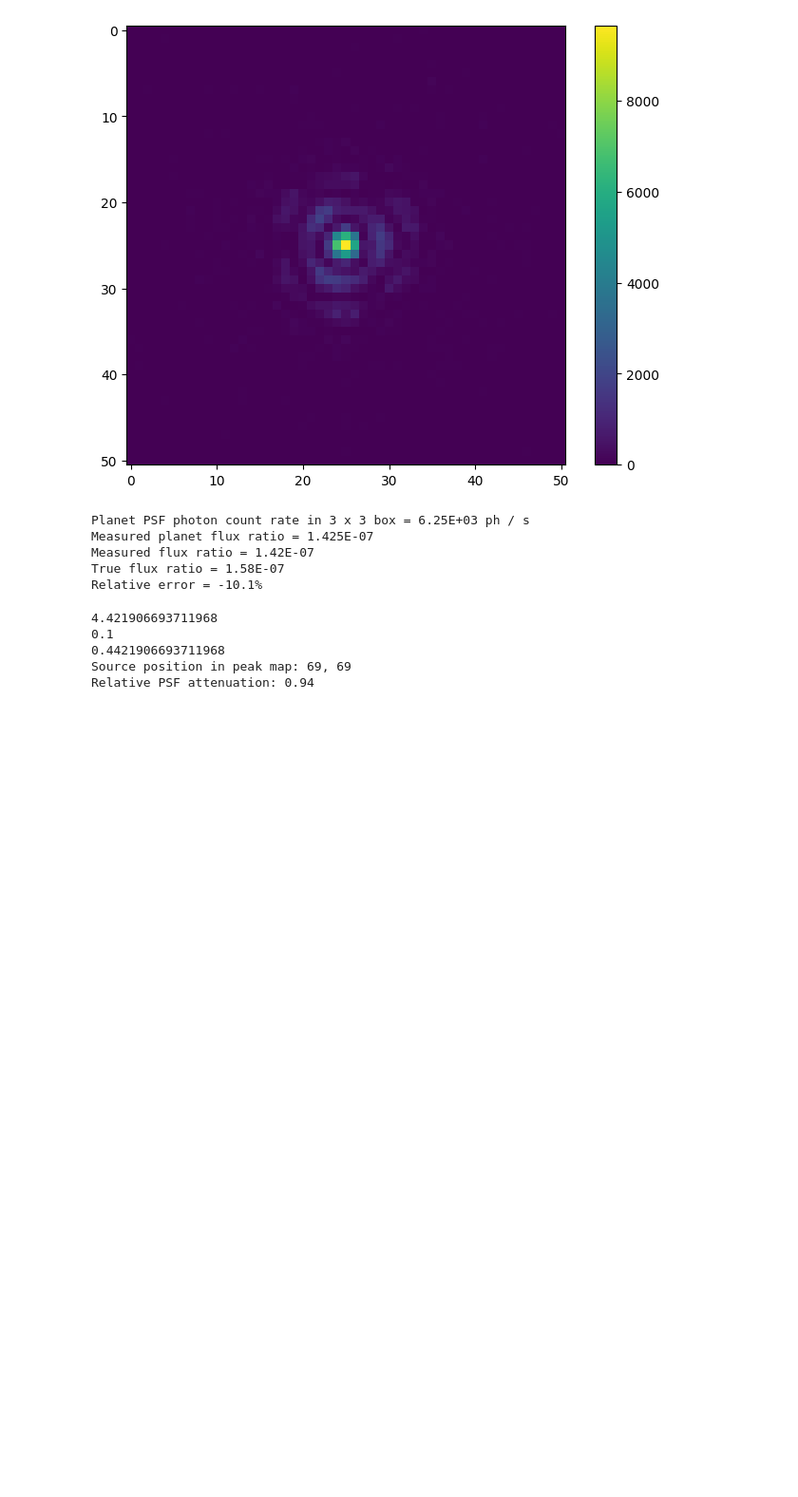
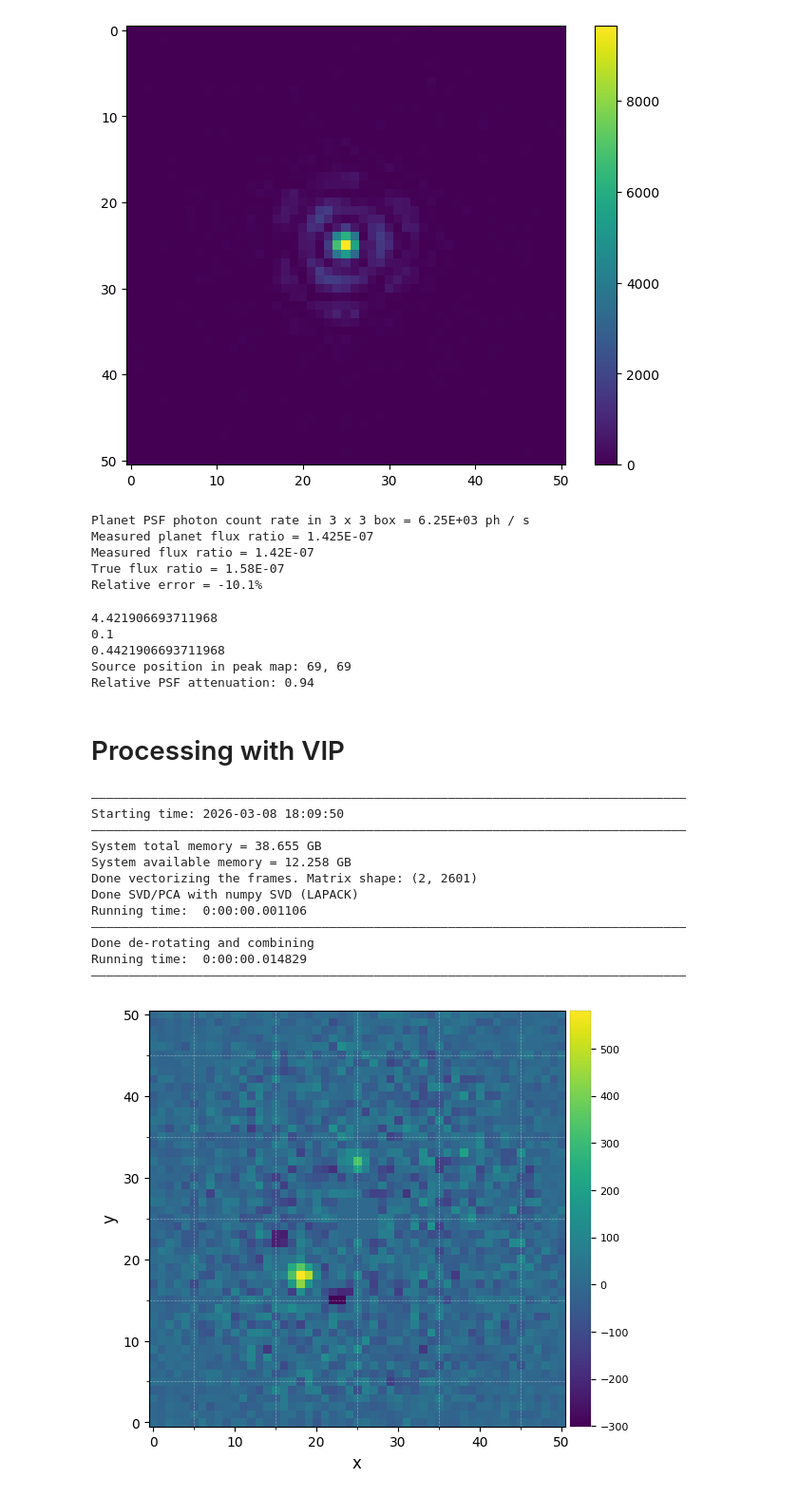
Before and after one commit to roman-corgi/roman-school, a Jupyter notebook: day1/postprocessing.ipynb, the cells around one changed output. Shown at 95% size. Saved outputs shown, nothing was run; the diff lists cells and outputs as text; code cells hidden in the pictures; blank space fills up the shorter version.

```diff
--- a/day1/postprocessing.ipynb
+++ b/day1/postprocessing.ipynb
@@ -359,3 +359,5 @@ print("Relative PSF attenuation: {:.2f}".format(psf_atten))
 0.4421906693711968
 Source position in peak map: 69, 69
 Relative PSF attenuation: 0.94
+# %% [markdown]
+# Processing with VIP
@@ -361,0 +386,22 @@ Relative PSF attenuation: 0.94
+# %%
+# Full frame PCA
+inner_rad_adi = 3 #lam/D
+
+pca1 = pca(np.array([coadd_roll1, coadd_roll2]), np.array(cistar_coadd_ep1_rolls), cube_ref=None, ncomp=1,
+           svd_mode='lapack', mask_center_px=inner_rad_adi, full_output=False)
+
+plot_frames(pca1, grid=True)#, backend='bokeh')
+# %% [output]
+――――――――――――――――――――――――――――――――――――――――――――――――――――――――――――――――――――――――――――――――
+Starting time: 2026-03-08 18:09:50
+――――――――――――――――――――――――――――――――――――――――――――――――――――――――――――――――――――――――――――――――
+System total memory = 38.655 GB
+System available memory = 12.258 GB
+Done vectorizing the frames. Matrix shape: (2, 2601)
+Done SVD/PCA with numpy SVD (LAPACK)
+Running time:  0:00:00.001106
+――――――――――――――――――――――――――――――――――――――――――――――――――――――――――――――――――――――――――――――――
+Done de-rotating and combining
+Running time:  0:00:00.014829
+――――――――――――――――――――――――――――――――――――――――――――――――――――――――――――――――――――――――――――――――
+[figure, added]
```
Also changed, not shown: parts of 10 cells of this notebook.
